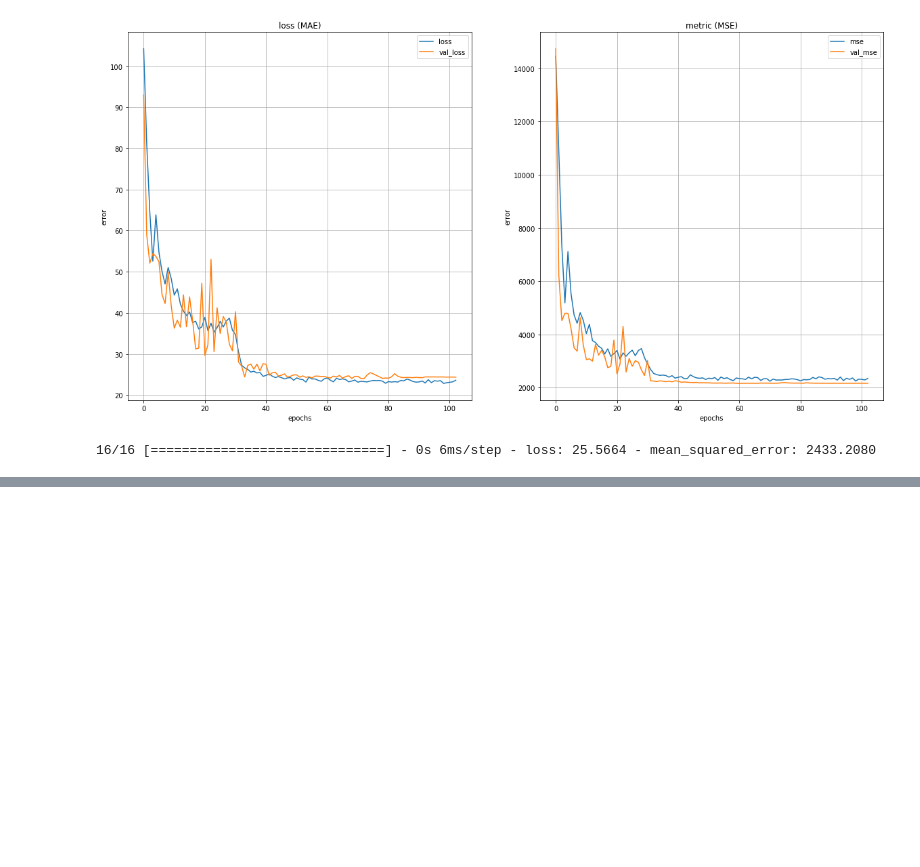
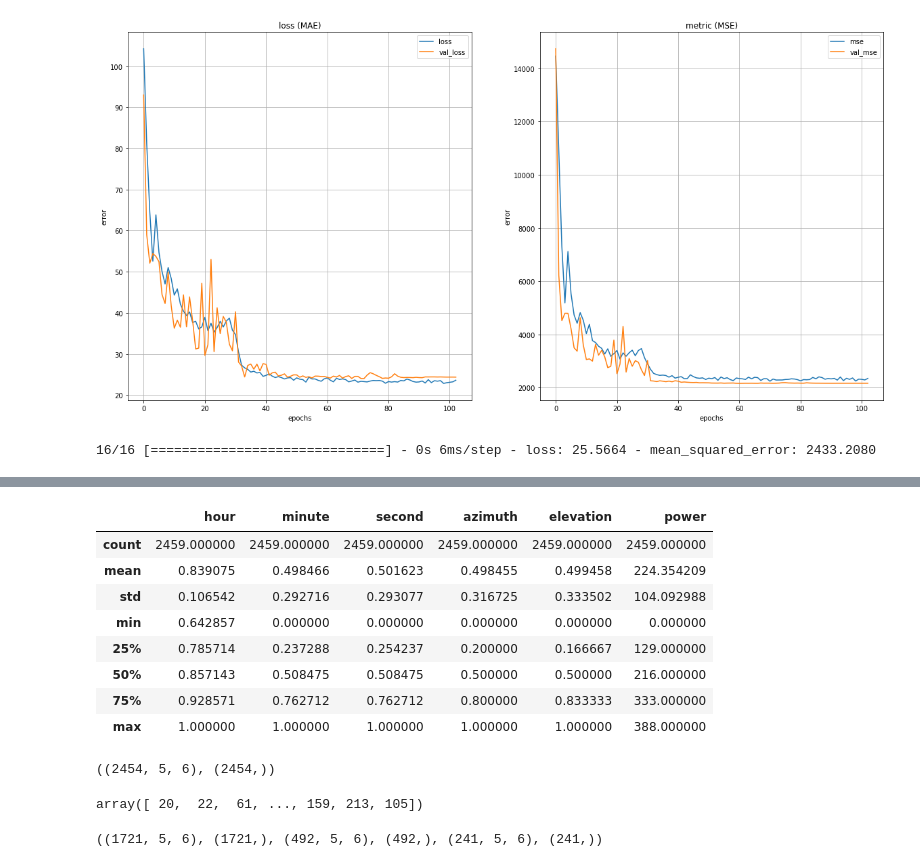
Before and after one commit to Cecco-Bandi/PV_project, a Jupyter notebook: main.ipynb, the cells around one changed output, grey strips where cells are left out. Saved outputs shown, nothing was run; the diff lists cells and outputs as text; code cells hidden in the pictures; blank space fills up the shorter version.

```diff
--- a/main.ipynb
+++ b/main.ipynb
@@ -567,0 +480,8 @@ plot1 = m.plot(forecast)
+# %%
+def normalize(df):
+  df_std = df.copy()
+  for column in df_std.columns[:-1]:
+    df_std[column] = df_std[column] / df_std[column].max()
+  return df_std
+# %%
+high_altitude_norm = normalize(high_altitude)
@@ -567,0 +492,12 @@ plot1 = m.plot(forecast)
+# %%
+high_altitude_norm.describe()
+# %% [output]
+|  | hour | minute | second | azimuth | elevation | power |
+| count | 2459.000000 | 2459.000000 | 2459.000000 | 2459.000000 | 2459.000000 | 2459.000000 |
+| mean | 0.839075 | 0.498466 | 0.501623 | 0.498455 | 0.499458 | 224.354209 |
+| std | 0.106542 | 0.292716 | 0.293077 | 0.316725 | 0.333502 | 104.092988 |
+| min | 0.642857 | 0.000000 | 0.000000 | 0.000000 | 0.000000 | 0.000000 |
+| 25% | 0.785714 | 0.237288 | 0.254237 | 0.200000 | 0.166667 | 129.000000 |
+| 50% | 0.857143 | 0.508475 | 0.508475 | 0.500000 | 0.500000 | 216.000000 |
+| 75% | 0.928571 | 0.762712 | 0.762712 | 0.800000 | 0.833333 | 333.000000 |
+| max | 1.000000 | 1.000000 | 1.000000 | 1.000000 | 1.000000 | 388.000000 |
@@ -567,0 +515,19 @@ plot1 = m.plot(forecast)
+# %%
+X, y = df_to_X_y(high_altitude)
+X.shape, y.shape
+# %% [output]
+((2454, 5, 6), (2454,))
+# %%
+y
+# %% [output]
+array([ 20,  22,  61, ..., 159, 213, 105])
+# %%
+df_len = high_altitude.shape[0]
+train = int(df_len * 0.7)
+val = int(df_len * 0.9)
+X_train, y_train = X[:train], y[:train]
+X_val, y_val = X[train:val], y[train:val]
+X_test, y_test = X[val:], y[val:]
+X_train.shape, y_train.shape, X_val.shape, y_val.shape, X_test.shape, y_test.shape
+# %% [output]
+((1721, 5, 6), (1721,), (492, 5, 6), (492,), (241, 5, 6), (241,))
```
Also changed, not shown: parts of 27 cells of this notebook.
